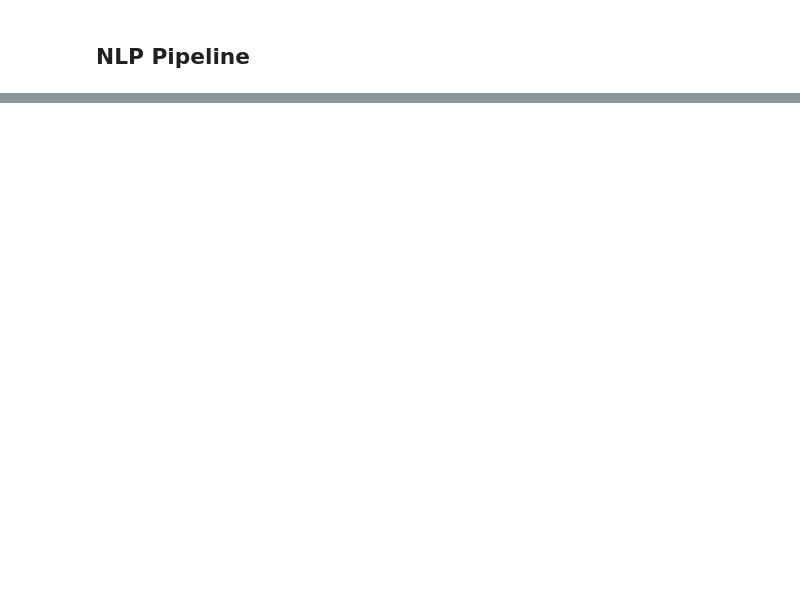
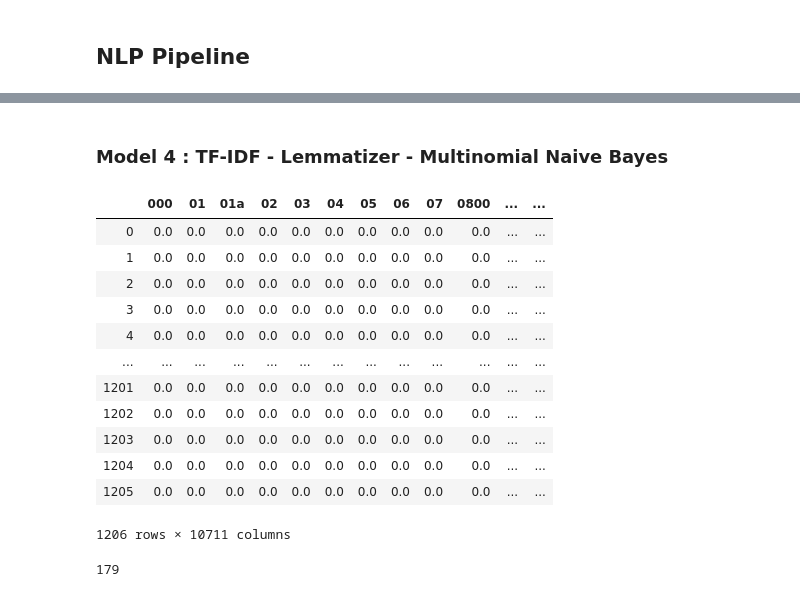
Before and after one commit to kelvinAI/reddit-binary-classifier, a Jupyter notebook: reddit-classifier.py.ipynb, the cells around one changed output, grey strips where cells are left out. Drawn from its saved outputs; the diff is of its cells as text; code cells hidden in the pictures; blank space fills up the shorter version.

```diff
--- a/reddit-classifier.py.ipynb
+++ b/reddit-classifier.py.ipynb
@@ -211,0 +363,16 @@ Testing Score:0.9772727272727273
+# %%
+from sklearn.naive_bayes import MultinomialNB
+mnb = MultinomialNB()
+# %%
+cvec_nb_pipeline = Pipeline(steps=[('cvec', cvec),('mnb',mnb)])
+# Show the parameters
+# cvec_nb_pipeline.get_params()
+# %%
+cvec_lemma_nb_params = { 'cvec__tokenizer':[LemmaTokenizer()], 'cvec__stop_words':[lemma_tokenized_stopwords],
+     'cvec__max_df':[0.7, 1.0 ], 'cvec__ngram_range':[(1,3)]
+}
+
+cvec_lemma_nb_gs = GridSearchCV(cvec_nb_pipeline, cvec_lemma_nb_params, cv=5 )
+cvec_lemma_nb_gs.fit(X_train,y_train)
+
+add_model_to_scoreboard('Count Vectorizer - Lemmatizer - MultinomialNB', cvec_lemma_nb_gs)
@@ -211,0 +406,27 @@ Testing Score:0.9772727272727273
+# %% [markdown]
+### Model 4 : TF-IDF - Lemmatizer - Multinomial Naive Bayes
+# %%
+# Instantiate tf-idf vectorizer
+tvec = TfidfVectorizer()
+# %%
+# To understand how Tf-Idf transforms the documents
+X_train_tvec_transformed = tvec.fit_transform(X_train)
+pd.DataFrame(X_train_tvec_transformed.toarray(), columns=tvec.get_feature_names())
+# %% [output]
+|  | 000 | 01 | 01a | 02 | 03 | 04 | 05 | 06 | 07 | 0800 | ... | ... |
+| 0 | 0.0 | 0.0 | 0.0 | 0.0 | 0.0 | 0.0 | 0.0 | 0.0 | 0.0 | 0.0 | ... | ... |
+| 1 | 0.0 | 0.0 | 0.0 | 0.0 | 0.0 | 0.0 | 0.0 | 0.0 | 0.0 | 0.0 | ... | ... |
+| 2 | 0.0 | 0.0 | 0.0 | 0.0 | 0.0 | 0.0 | 0.0 | 0.0 | 0.0 | 0.0 | ... | ... |
+| 3 | 0.0 | 0.0 | 0.0 | 0.0 | 0.0 | 0.0 | 0.0 | 0.0 | 0.0 | 0.0 | ... | ... |
+| 4 | 0.0 | 0.0 | 0.0 | 0.0 | 0.0 | 0.0 | 0.0 | 0.0 | 0.0 | 0.0 | ... | ... |
+| ... | ... | ... | ... | ... | ... | ... | ... | ... | ... | ... | ... | ... |
+| 1201 | 0.0 | 0.0 | 0.0 | 0.0 | 0.0 | 0.0 | 0.0 | 0.0 | 0.0 | 0.0 | ... | ... |
+| 1202 | 0.0 | 0.0 | 0.0 | 0.0 | 0.0 | 0.0 | 0.0 | 0.0 | 0.0 | 0.0 | ... | ... |
+| 1203 | 0.0 | 0.0 | 0.0 | 0.0 | 0.0 | 0.0 | 0.0 | 0.0 | 0.0 | 0.0 | ... | ... |
+| 1204 | 0.0 | 0.0 | 0.0 | 0.0 | 0.0 | 0.0 | 0.0 | 0.0 | 0.0 | 0.0 | ... | ... |
+| 1205 | 0.0 | 0.0 | 0.0 | 0.0 | 0.0 | 0.0 | 0.0 | 0.0 | 0.0 | 0.0 | ... | ... |
+1206 rows × 10711 columns
+# %%
+len(set(stopwords.words("english")))
+# %% [output]
+179
```
Also changed, not shown: parts of 58 cells of this notebook, 6 other files.
